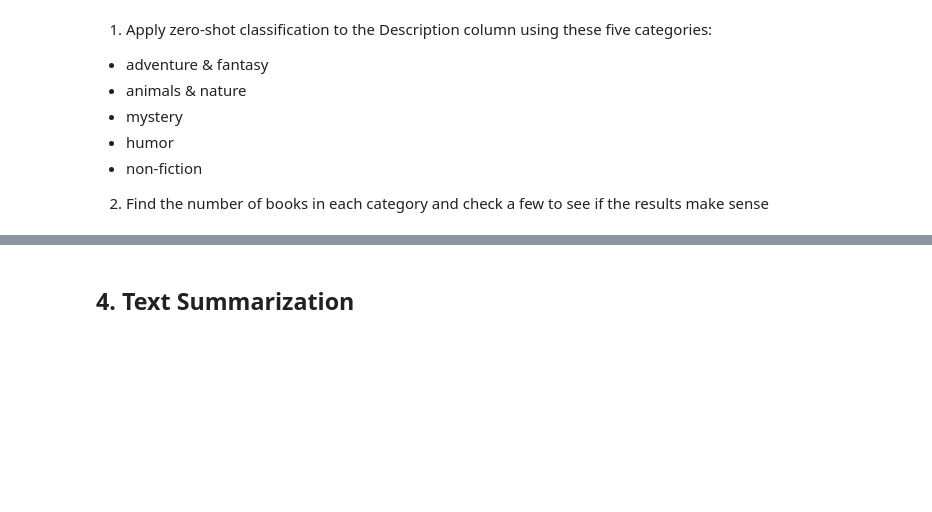
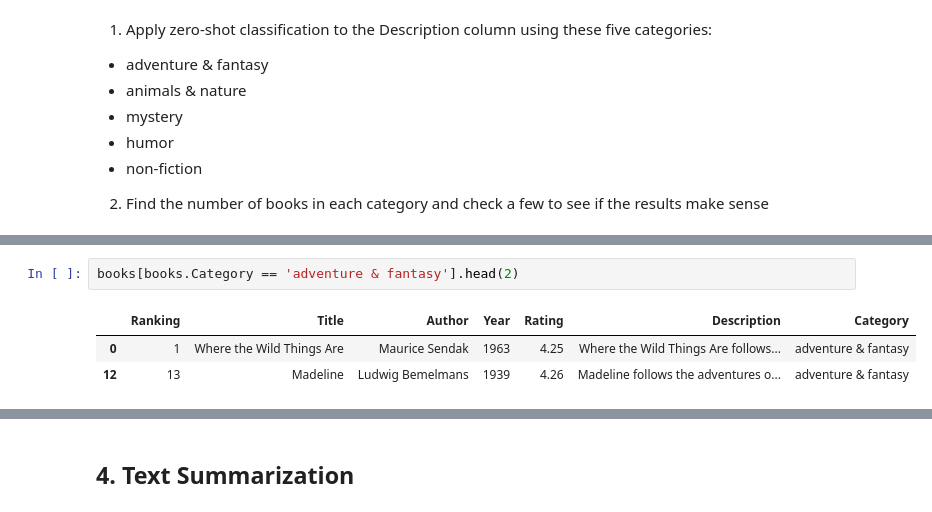
Before and after one commit to Camiloesp/PythonDataScience_NaturalLanguageProcessing, a Jupyter notebook: Course Assignment Notebooks/section7_assignments.ipynb, the cells around one changed output, grey strips where cells are left out. Cells and saved outputs as stored; diff of their text form; blank space fills up the shorter version.

```diff
--- a/Course Assignment Notebooks/section7_assignments.ipynb
+++ b/Course Assignment Notebooks/section7_assignments.ipynb
@@ -213,0 +248,6 @@ len(named_entities_clean)
+# %%
+books[books.Category == 'adventure & fantasy'].head(2)
+# %% [output]
+|  | Ranking | Title | Author | Year | Rating | Description | Category |
+| 0 | 1 | Where the Wild Things Are | Maurice Sendak | 1963 | 4.25 | Where the Wild Things Are follows... | adventure & fantasy |
+| 12 | 13 | Madeline | Ludwig Bemelmans | 1939 | 4.26 | Madeline follows the adventures o... | adventure & fantasy |
```
Also changed, not shown: parts of 13 cells of this notebook, 2 other files.
